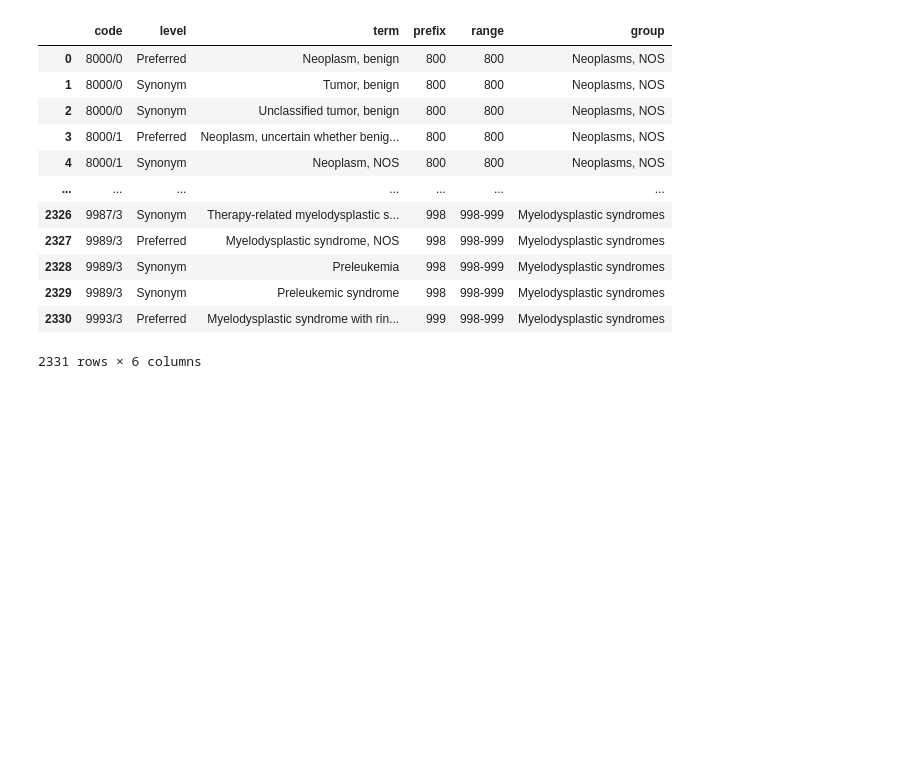
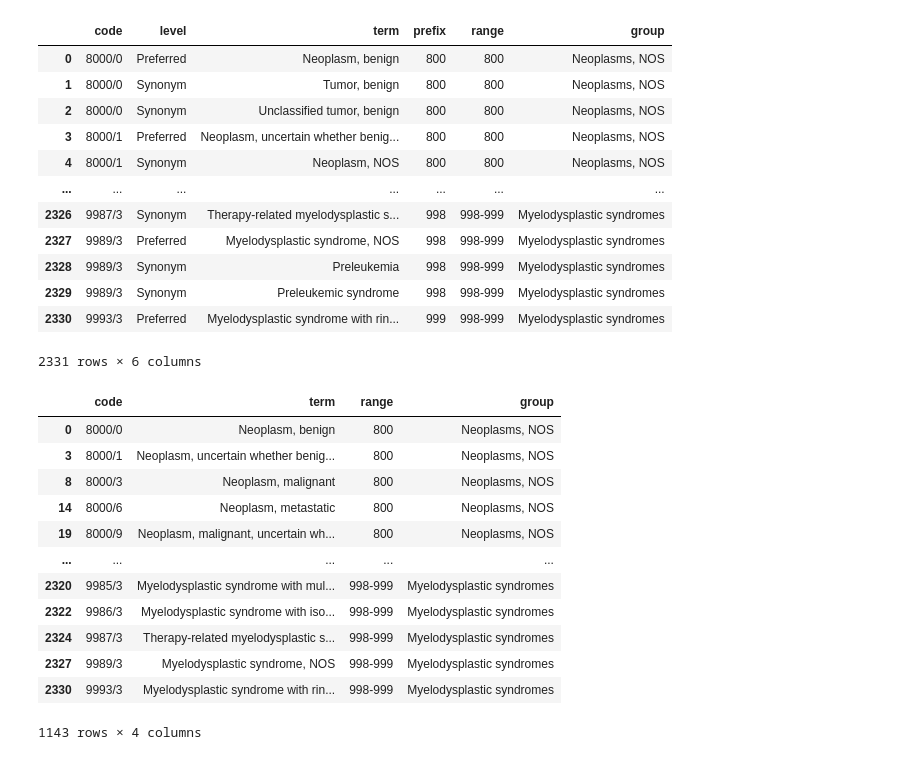
Before and after one commit to Chloe-Thangavelu/ICDO_Diagnosis_Mapper, a Jupyter notebook: notebooks/01_explore_and_build_mapping.ipynb, the cells around one changed output. Cells and saved outputs as stored; diff of their text form; code cells hidden in the pictures; blank space fills up the shorter version.

```diff
--- a/notebooks/01_explore_and_build_mapping_2.ipynb
+++ b/notebooks/01_explore_and_build_mapping.ipynb
@@ -155,7 +155,7 @@ diagnosis_df
 2331 rows × 4 columns
 # %%
 # merge with with group info from glossary
-mapping_output = diagnosis_df.merge(
+mapping_file = diagnosis_df.merge(
     glossary[['prefix','range','group']],
     on = 'prefix',
     how = 'left'
@@ -180,3 +183,25 @@ mapping_output
 | 2329 | 9989/3 | Synonym | Preleukemic syndrome | 998 | 998-999 | Myelodysplastic syndromes |
 | 2330 | 9993/3 | Preferred | Myelodysplastic syndrome with rin... | 999 | 998-999 | Myelodysplastic syndromes |
 2331 rows × 6 columns
+# %%
+# filter out synonyms
+code_mapping_file = mapping_file[mapping_file['level'] == 'Preferred']
+code_mapping_file = code_mapping_file.drop(columns=['level','prefix'])
+# save mapping file for codes
+code_mapping_file.to_csv('../data/code_mapping_file.tsv', sep='\t', index=False)
+code_mapping_file.to_csv('../data/code_mapping_file.csv', sep=',', index=False)
+code_mapping_file
+# %% [output]
+|  | code | term | range | group |
+| 0 | 8000/0 | Neoplasm, benign | 800 | Neoplasms, NOS |
+| 3 | 8000/1 | Neoplasm, uncertain whether benig... | 800 | Neoplasms, NOS |
+| 8 | 8000/3 | Neoplasm, malignant | 800 | Neoplasms, NOS |
+| 14 | 8000/6 | Neoplasm, metastatic | 800 | Neoplasms, NOS |
+| 19 | 8000/9 | Neoplasm, malignant, uncertain wh... | 800 | Neoplasms, NOS |
+| ... | ... | ... | ... | ... |
+| 2320 | 9985/3 | Myelodysplastic syndrome with mul... | 998-999 | Myelodysplastic syndromes |
+| 2322 | 9986/3 | Myelodysplastic syndrome with iso... | 998-999 | Myelodysplastic syndromes |
+| 2324 | 9987/3 | Therapy-related myelodysplastic s... | 998-999 | Myelodysplastic syndromes |
+| 2327 | 9989/3 | Myelodysplastic syndrome, NOS | 998-999 | Myelodysplastic syndromes |
+| 2330 | 9993/3 | Myelodysplastic syndrome with rin... | 998-999 | Myelodysplastic syndromes |
+1143 rows × 4 columns
```
Also changed, not shown: parts of 3 cells of this notebook, 7 other files.
